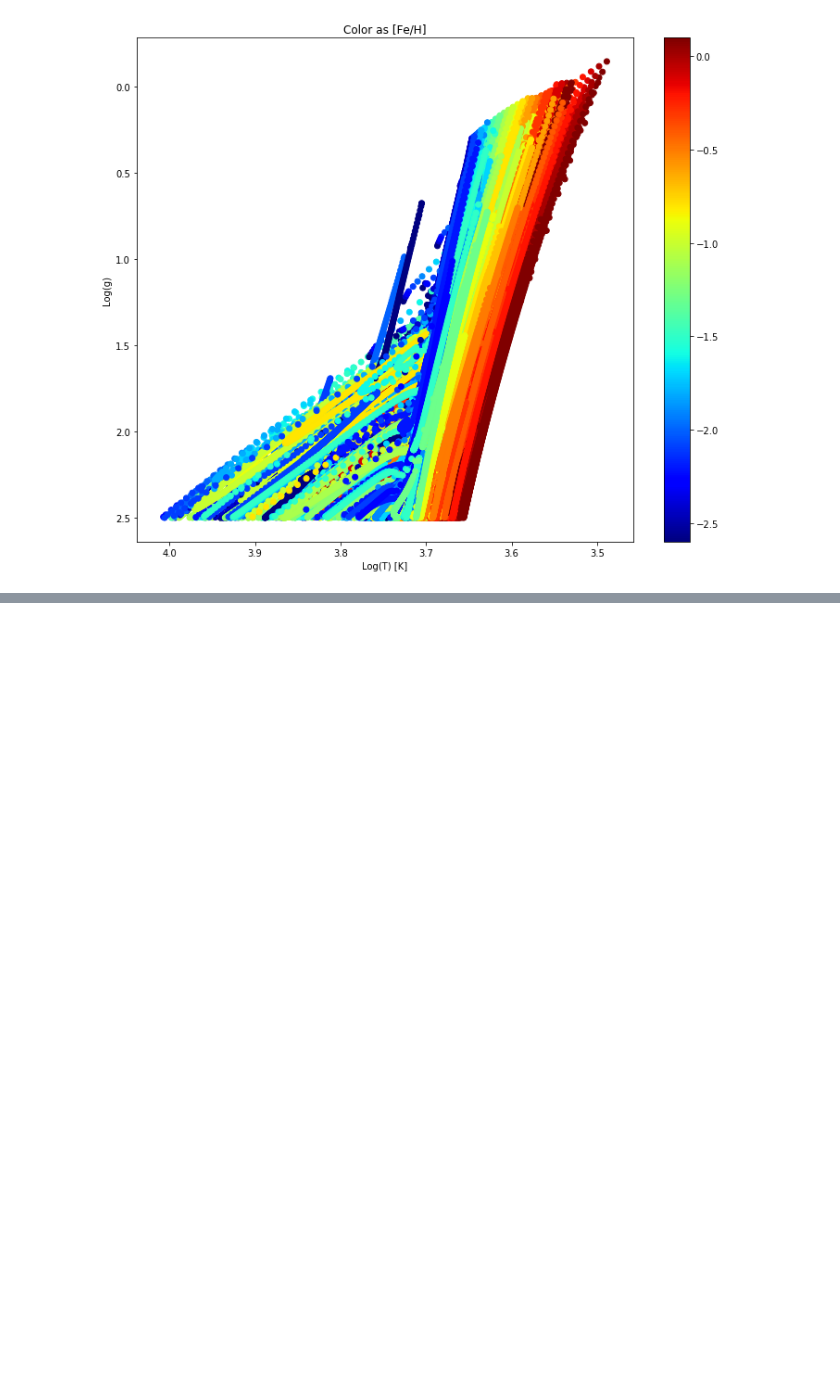
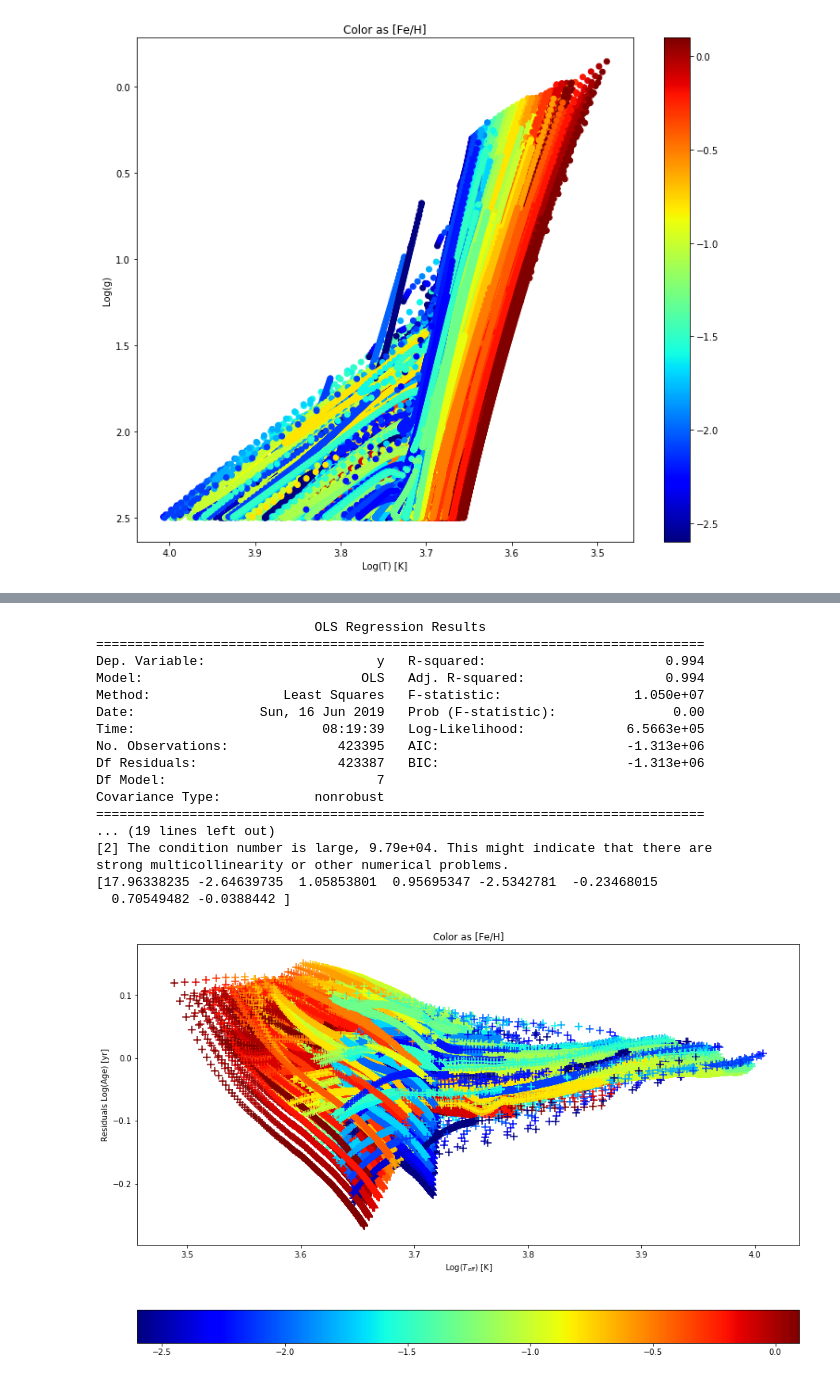
Before and after one commit to JoshuaPovick/Magellanic_Ages, a Jupyter notebook: BaSTI_only.ipynb, the cells around one changed output, grey strips where cells are left out. Drawn from its saved outputs; the diff is of its cells as text; code cells hidden in the pictures; blank space fills up the shorter version.

```diff
--- a/BaSTI_only.ipynb
+++ b/BaSTI_only.ipynb
@@ -220,0 +202,22 @@ array([ True,  True,  True, ..., False, False, False])
+# %%
+##############################
+### Import statsmodels.api ###
+##############################
+
+import statsmodels.api as sm
+
+####################
+### Prepare Data ###
+####################
+
+'''parameters: logTe, Hmag, [FE/H], logg'''\
+
+logage = np.array(tbasti[rgb]['LOGAGE'].data)
+
+J = np.array(tbasti[rgb]['JMAG'].data)
+K = np.array(tbasti[rgb]['KMAG'].data)
+
+logteff = np.array(tbasti[rgb]['LOGT'].data)
+H = np.array(tbasti[rgb]['HMAG'].data)
+feh = np.array(tbasti[rgb]['FEH'])
+logg = np.array(tbasti[rgb]['LOGG'].data)
@@ -220,0 +268,42 @@ array([ True,  True,  True, ..., False, False, False])
+# %%
+#################################
+### Fit Other models to BaSTI ###
+#################################
+
+pmodl = np.array([logteff,K,feh,logg,np.multiply(logteff,feh),logteff**2,logg**2]).T
+
+pmodl = sm.add_constant(pmodl)
+model = sm.OLS(logage, pmodl).fit()
+predictions = model.predict(pmodl)
+residual = predictions - logage
+print_model = model.summary()
+print(print_model)
+print(model.params)
+
+plt.figure(figsize=[15,10])
+plt.scatter(logteff,residual,c=feh,marker='+',s=100,cmap='jet')
+plt.colorbar(orientation='horizontal')
+plt.title(r'Color as [Fe/H]')
+plt.xlabel(r'Log($T_{eff})$ [K]')
+plt.ylabel(r'Residuals Log(Age) [yr]')
+# plt.savefig('BaSTIresiduals.pdf',bbox_inches='tight')
+plt.show()
+# %% [output]
+                            OLS Regression Results
+==============================================================================
+Dep. Variable:                      y   R-squared:                       0.994
+Model:                            OLS   Adj. R-squared:                  0.994
+Method:                 Least Squares   F-statistic:                 1.050e+07
+Date:                Sun, 16 Jun 2019   Prob (F-statistic):               0.00
+Time:                        08:19:39   Log-Likelihood:             6.5663e+05
+No. Observations:              423395   AIC:                        -1.313e+06
+Df Residuals:                  423387   BIC:                        -1.313e+06
+Df Model:                           7
+Covariance Type:            nonrobust
+==============================================================================
+... (19 lines left out)
+[2] The condition number is large, 9.79e+04. This might indicate that there are
+strong multicollinearity or other numerical problems.
+[17.96338235 -2.64639735  1.05853801  0.95695347 -2.5342781  -0.23468015
+  0.70549482 -0.0388442 ]
+[figure, added]
```
Also changed, not shown: parts of 9 cells of this notebook, 1 other file.
